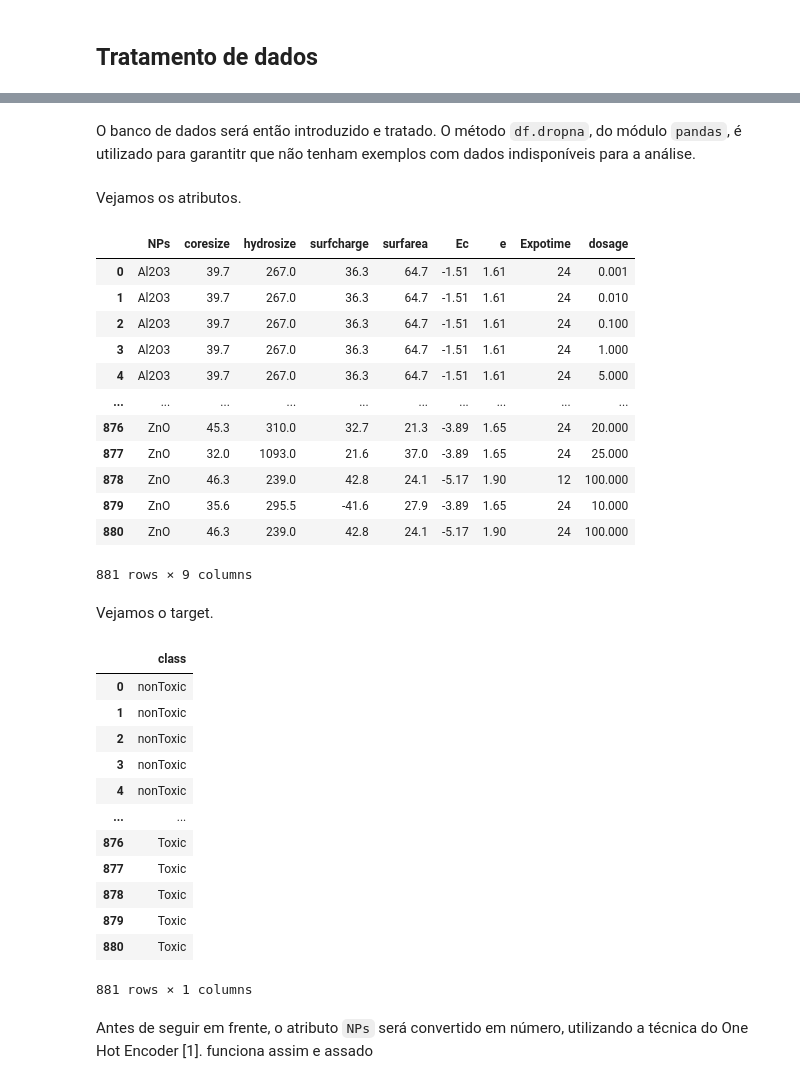
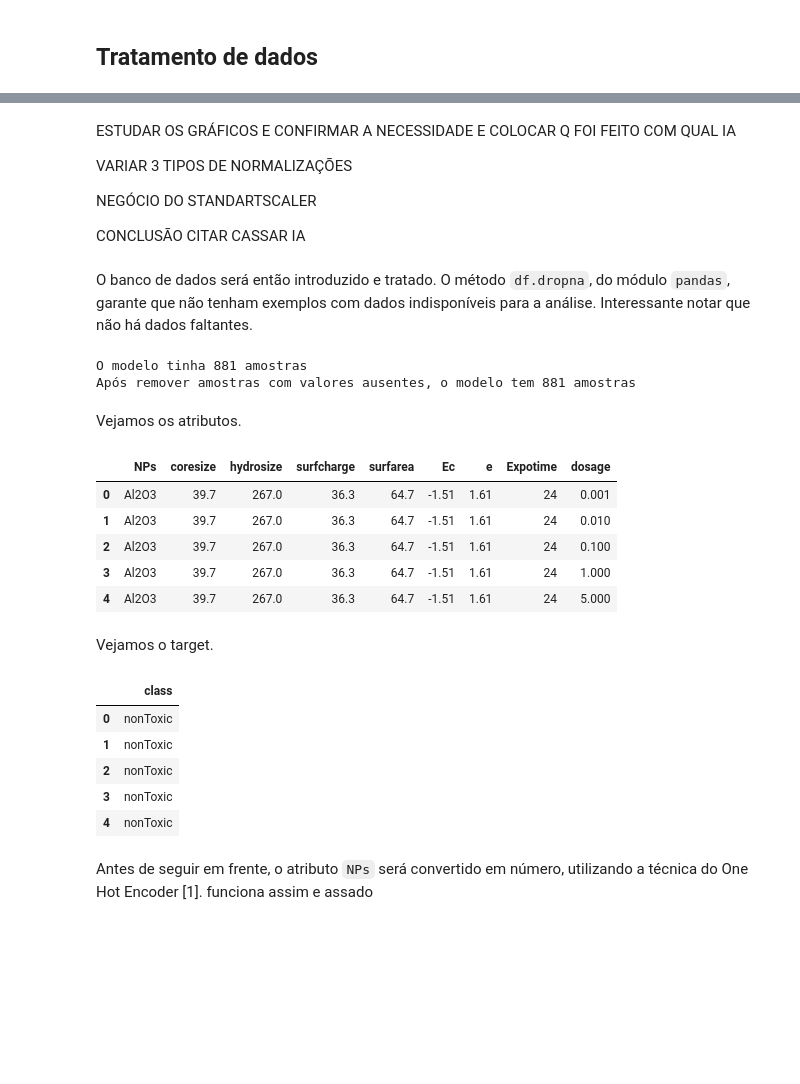
Before and after one commit to Leonardo-RGS/Nanotox_kNN, a Jupyter notebook: Nanotoxicidade_knn.ipynb, the cells around one changed output, grey strips where cells are left out. Saved outputs shown, nothing was run; the diff lists cells and outputs as text; code cells hidden in the pictures; blank space fills up the shorter version.

```diff
--- a/Nanotoxicidade_knn.ipynb
+++ b/Nanotoxicidade_knn.ipynb
@@ -15,8 +29,16 @@ Este caderno demonstra a implementação do algorítmo de *k*-**vizinhos mais pr
+# %% [markdown]
+ESTUDAR OS GRÁFICOS E CONFIRMAR A NECESSIDADE E COLOCAR Q FOI FEITO COM QUAL IA
+
+VARIAR 3 TIPOS DE NORMALIZAÇÕES
+
+NEGÓCIO DO STANDARTSCALER
+
+CONCLUSÃO
+CITAR CASSAR
+IA
 # %% [markdown]
-O banco de dados será então introduzido e tratado. O método `df.dropna`, do módulo `pandas`, é utilizado para garantitr que não tenham exemplos com dados indisponíveis para a análise.
+O banco de dados será então introduzido e tratado. O método `df.dropna`, do módulo `pandas`, garante que não tenham exemplos com dados indisponíveis para a análise. Interessante notar que não há dados faltantes.
 # %%
-import pandas as pd
-
 df = pd.read_csv("nanotox_dataset.csv")
 
 ATRIBUTOS = ["NPs", "coresize", "hydrosize", "surfcharge", "surfarea", "Ec", "e",
@@ -27,29 +49,27 @@ x = df.reindex(ATRIBUTOS, axis=1)
 y = df.reindex(TARGET, axis=1)
 
 df = df.reindex(ATRIBUTOS + TARGET, axis=1)
+print(f"O modelo tinha {df.shape[0]} amostras")
 df = df.dropna()
+print(f"Após remover amostras com valores ausentes, o modelo tem {df.shape[0]} amostras")
+# %% [output]
+O modelo tinha 881 amostras
+Após remover amostras com valores ausentes, o modelo tem 881 amostras
 # %% [markdown]
 Vejamos os atributos.
 # %%
-x
+x.head(5)
 # %% [output]
 |  | NPs | coresize | hydrosize | surfcharge | surfarea | Ec | e | Expotime | dosage |
 | 0 | Al2O3 | 39.7 | 267.0 | 36.3 | 64.7 | -1.51 | 1.61 | 24 | 0.001 |
 | 1 | Al2O3 | 39.7 | 267.0 | 36.3 | 64.7 | -1.51 | 1.61 | 24 | 0.010 |
 | 2 | Al2O3 | 39.7 | 267.0 | 36.3 | 64.7 | -1.51 | 1.61 | 24 | 0.100 |
 | 3 | Al2O3 | 39.7 | 267.0 | 36.3 | 64.7 | -1.51 | 1.61 | 24 | 1.000 |
 | 4 | Al2O3 | 39.7 | 267.0 | 36.3 | 64.7 | -1.51 | 1.61 | 24 | 5.000 |
-| ... | ... | ... | ... | ... | ... | ... | ... | ... | ... |
-| 876 | ZnO | 45.3 | 310.0 | 32.7 | 21.3 | -3.89 | 1.65 | 24 | 20.000 |
-| 877 | ZnO | 32.0 | 1093.0 | 21.6 | 37.0 | -3.89 | 1.65 | 24 | 25.000 |
-| 878 | ZnO | 46.3 | 239.0 | 42.8 | 24.1 | -5.17 | 1.90 | 12 | 100.000 |
-| 879 | ZnO | 35.6 | 295.5 | -41.6 | 27.9 | -3.89 | 1.65 | 24 | 10.000 |
-| 880 | ZnO | 46.3 | 239.0 | 42.8 | 24.1 | -5.17 | 1.90 | 24 | 100.000 |
-881 rows × 9 columns
 # %% [markdown]
 Vejamos o target.
 # %%
-y
+y.head(5)
 # %% [output]
 |  | class |
 | 0 | nonToxic |
@@ -57,13 +77,6 @@ y
 | 2 | nonToxic |
 | 3 | nonToxic |
 | 4 | nonToxic |
-| ... | ... |
-| 876 | Toxic |
-| 877 | Toxic |
-| 878 | Toxic |
-| 879 | Toxic |
-| 880 | Toxic |
-881 rows × 1 columns
 # %% [markdown]
 Antes de seguir em frente, o atributo `NPs` será convertido em número, utilizando a técnica do One Hot Encoder [1]. funciona assim e assado
 # %%
```
Also changed, not shown: parts of 38 cells of this notebook, 1 other file.
